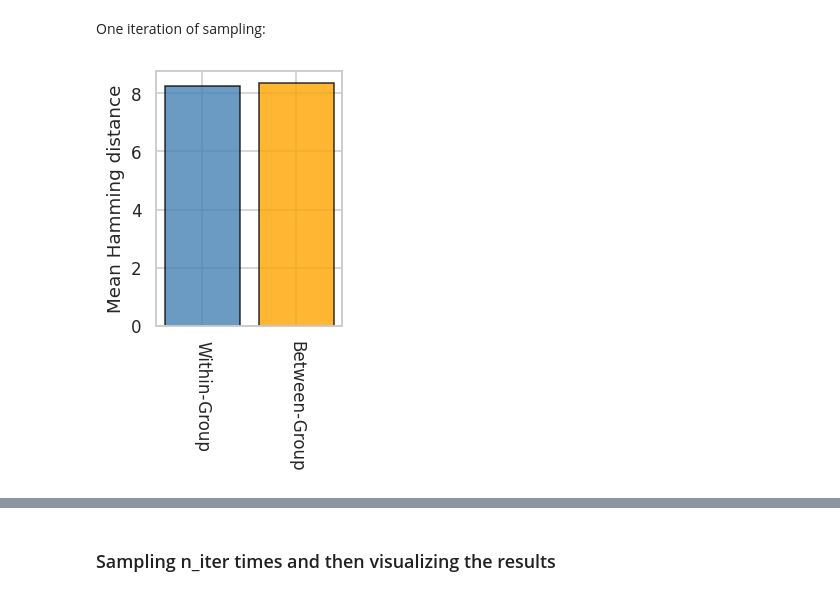
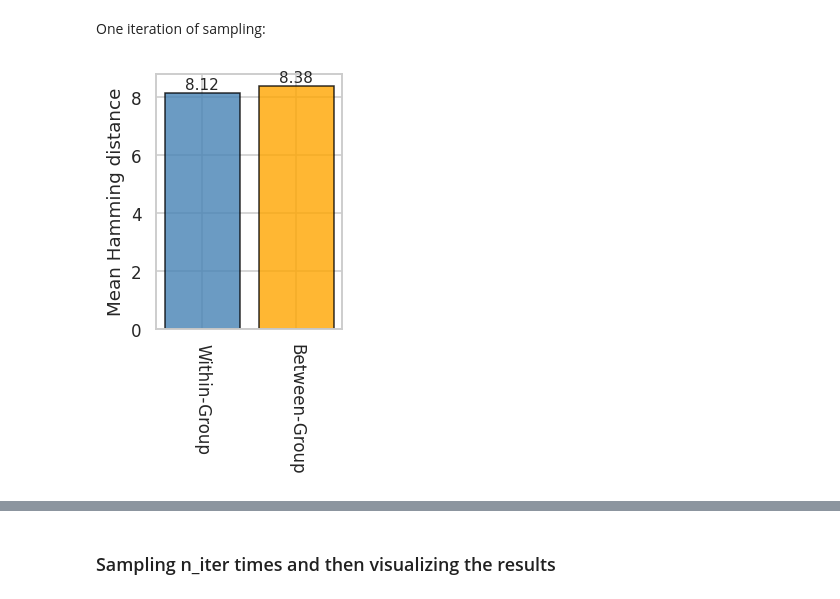
Before and after one commit to delipouya/tcr-bench, a Jupyter notebook: 3_iedb_similarity_mhc1.ipynb, the cells around one changed output, grey strips where cells are left out. Saved outputs shown, nothing was run; the diff lists cells and outputs as text; code cells hidden in the pictures.

Commit message:
eval self distance vs other

```diff
--- a/3_iedb_similarity_mhc1.ipynb
+++ b/3_iedb_similarity_mhc1.ipynb
@@ -35,6 +35,7 @@ rng = np.random.default_rng(0)
 PEPTIDE_LENGTH   = 9       # focus length
 POSITIVE_ONLY    = True
 UNMODIFIED_ONLY  = True
+VIRUS_ONLY       = True    # restrict to viral source species (taxonomy-based; lookup built in 2.5_species_virus_lookup.ipynb)
 N_PAIRS          = 30_000  # sampled pairs per category
 MIN_GROUP        = 30      # min unique peptides for a group (allele/species) to be used
 # %% [markdown]
@@ -142,11 +153,12 @@ deleted   : lev:  1 - hamming:  1  - blosum:  0.049
 # %%
 def build_groups(frame, key, min_size=MIN_GROUP):
     """
-    This function buckets peptides by some grouping column and returns only the buckets large enough to be useful.
+    Bucket peptides by `key` into {key -> np.array of UNIQUE peptides}, keeping
+    groups with >= min_size distinct peptides.
     Parameters
     ----------
     key -> np.array of unique peptides, keeping groups with >= min_size peptides.
-    min_size -> int, minimum number of peptides required for a group to be included.
+    min_size -> int, minimum number of distinct peptides required for a group.
     """
     g = (frame.dropna(subset=[key])
               .groupby(key)["peptide"].unique())
@@ -154,12 +166,14 @@ def build_groups(frame, key, min_size=MIN_GROUP):
 
 def sample_within(groups, n):
     '''
-    Sample n pairs of peptides from within the same group.
-    draws n random within-group peptide pairs — two distinct peptides that share the same key (e.g. the same HLA allele).
-    n is the total number of pairs to sample, and groups are revisited with replacement, so a popular group can contribute multiple pairs.
+    Sample n within-group peptide pairs — two peptides drawn from the same key
+    (e.g. the same HLA allele). Groups are revisited with replacement, so a popular
+    group can contribute multiple pairs. The two peptides are drawn independently
+    (replace=True), so an identical pair (the same peptide twice -> distance 0) can
+    occur and is KEPT, not excluded.
     Parameters
     ----------
-    groups -> dict of {group: np.array of peptides}
+    groups -> dict of {group: np.array of unique peptides}
     n -> int, number of pairs to sample
     Returns
     -------
@@ -172,18 +186,23 @@ def sample_within(groups, n):
     pairs = []
     for i in pick:
         v = groups[keys[i]]
-        a, b = rng.choice(len(v), size=2, replace=False)
+        a, b = rng.choice(len(v), size=2, replace=True)  # independent draws; identical pair allowed (kept)
         pairs.append((v[a], v[b]))
     return pairs
 
 
 def sample_between(groups, n):
+    '''
+    Sample n between-group pairs — two peptides drawn from two *different* groups.
+    Identical sequences are KEPT (a peptide shared across groups can yield a
+    distance-0 pair). Oversamples because draws with i == j (same group) are skipped.
+    '''
     keys = list(groups)
-    ii = rng.integers(0, len(keys), size=n * 2) ## over sampled to avoid duplicates, since we skip pairs where i==j
+    ii = rng.integers(0, len(keys), size=n * 2)  # oversample; i == j draws are skipped
     jj = rng.integers(0, len(keys), size=n * 2)
     pairs = []
     for i, j in zip(ii, jj):
-        if i == j:
+        if i == j:                       # require different groups (between)
             continue
         a = groups[keys[i]]
         b = groups[keys[j]]
@@ -191,8 +210,7 @@ def sample_between(groups, n):
         pa = a[rng.integers(len(a))]
         pb = b[rng.integers(len(b))]
 
-        if pa != pb:
-            pairs.append((pa, pb))
+        pairs.append((pa, pb))           # identical sequences kept (distance 0 allowed)
         if len(pairs) >= n:
             break
     return pairs
@@ -348,6 +343,9 @@ plt.figure(figsize=(2.5, 4))
 plt.bar(["Within-Group", "Between-Group"], [wp_dists.mean(), bp_dists.mean()], color=["steelblue", "orange"], alpha=0.8, edgecolor="black")
 plt.ylabel("Mean Hamming distance")
 plt.xticks(rotation=-90)
+### add numbers to the bars
+for i, v in enumerate([wp_dists.mean(), bp_dists.mean()]):
+    plt.text(i, v + 0.02, f"{v:.2f}", ha='center', va='bottom', fontsize=10)
 plt.tight_layout()
 plt.show()
 # %% [output]
@@ -553,13 +552,16 @@ bp_dists = dists(bp, "Hamming")
 # %%
 ### make a paried bar plot of the within-group and between-group distances
 plt.figure(figsize=(2.5, 4))
 plt.bar(["Within-Group", "Between-Group"], [wp_dists.mean(), bp_dists.mean()], color=["steelblue", "orange"], alpha=0.8, edgecolor="black")
 plt.ylabel("Mean Hamming distance")
 plt.xticks(rotation=-90)
+### add numbers to the bars
+for i, v in enumerate([wp_dists.mean(), bp_dists.mean()]):
+    plt.text(i, v + 0.02, f"{v:.2f}", ha='center', va='bottom', fontsize=10)
 plt.tight_layout()
 plt.show()
 # %% [output]
-[figure, old version]
+[figure, new version]
 # %%
 res_species = compare(wp=wp, bp=bp, label="source organism")
 res_species.groupby(["metric", "pair"])["distance"].describe()[["mean", "50%", "std"]]
```
Also changed, not shown: parts of 36 cells of this notebook, 3 other files.
